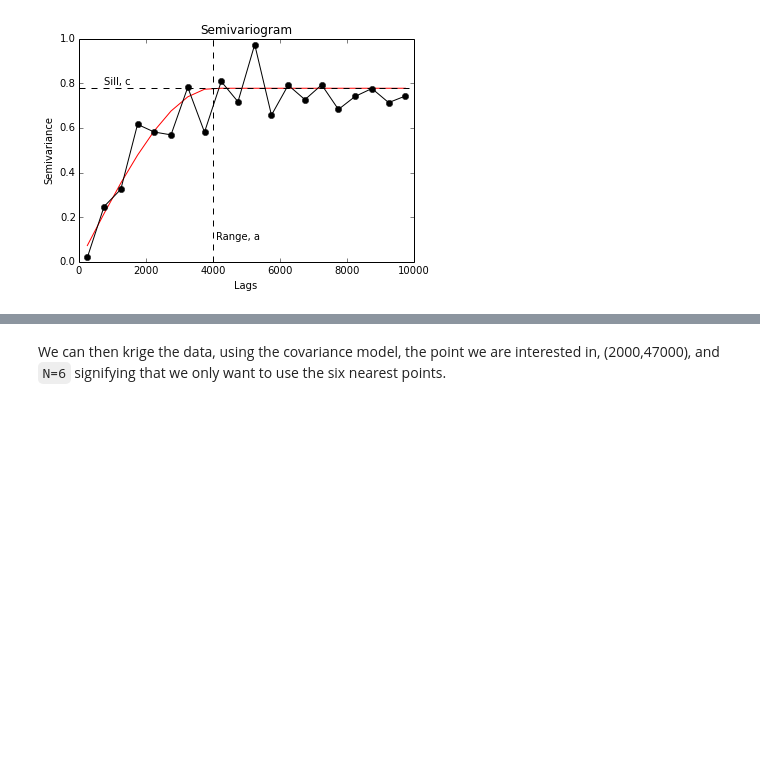
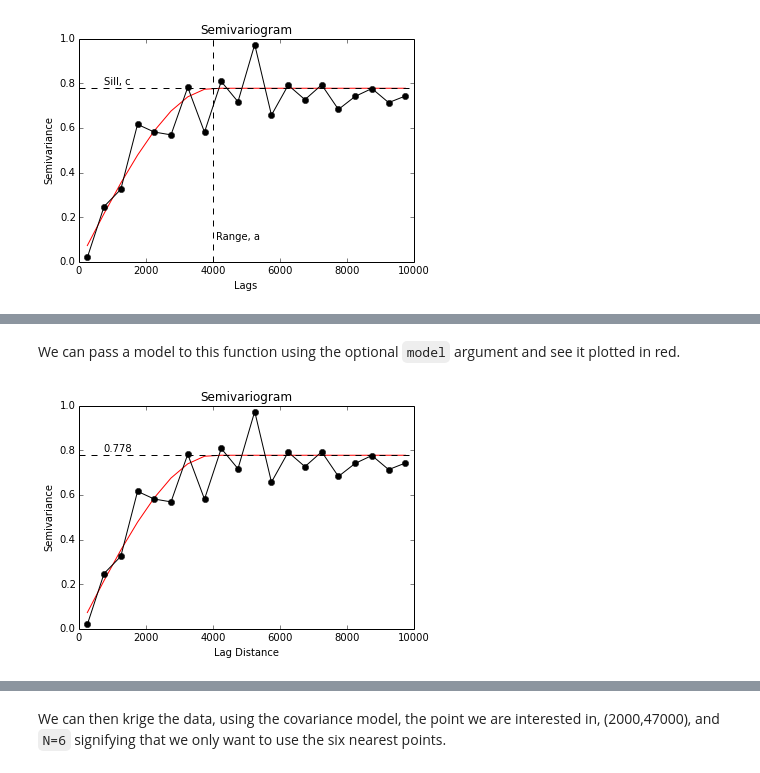
Before and after one commit to cjohnson318/geostatsmodels, a Jupyter notebook: notebooks/KrigingExample.ipynb, the cells around one changed output, grey strips where cells are left out. Drawn from its saved outputs; the diff is of its cells as text; code cells hidden in the pictures; blank space fills up the shorter version.

```diff
--- a/notebooks/KrigingExample.ipynb
+++ b/notebooks/KrigingExample.ipynb
@@ -69,0 +76,7 @@ ax.set_xlabel('Lags') ;
+# %% [markdown]
+We can pass a model to this function using the optional `model` argument and see it plotted in red.
+# %%
+svm = model.semivariance( model.spherical, ( 4000, sill ) )
+utilities.svplot( ZoneA, lags, tolerance, model=svm )
+# %% [output]
+[figure, added]
```
Also changed, not shown: parts of 10 cells of this notebook.
